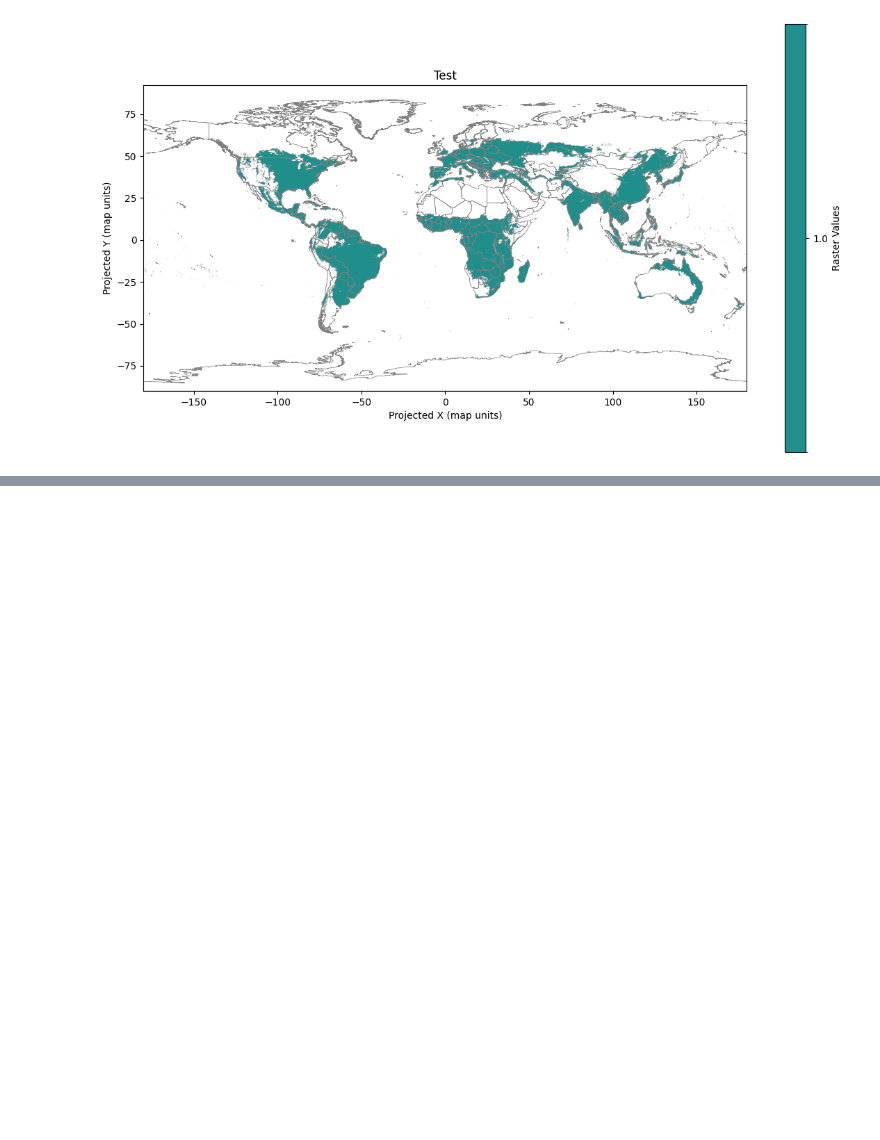
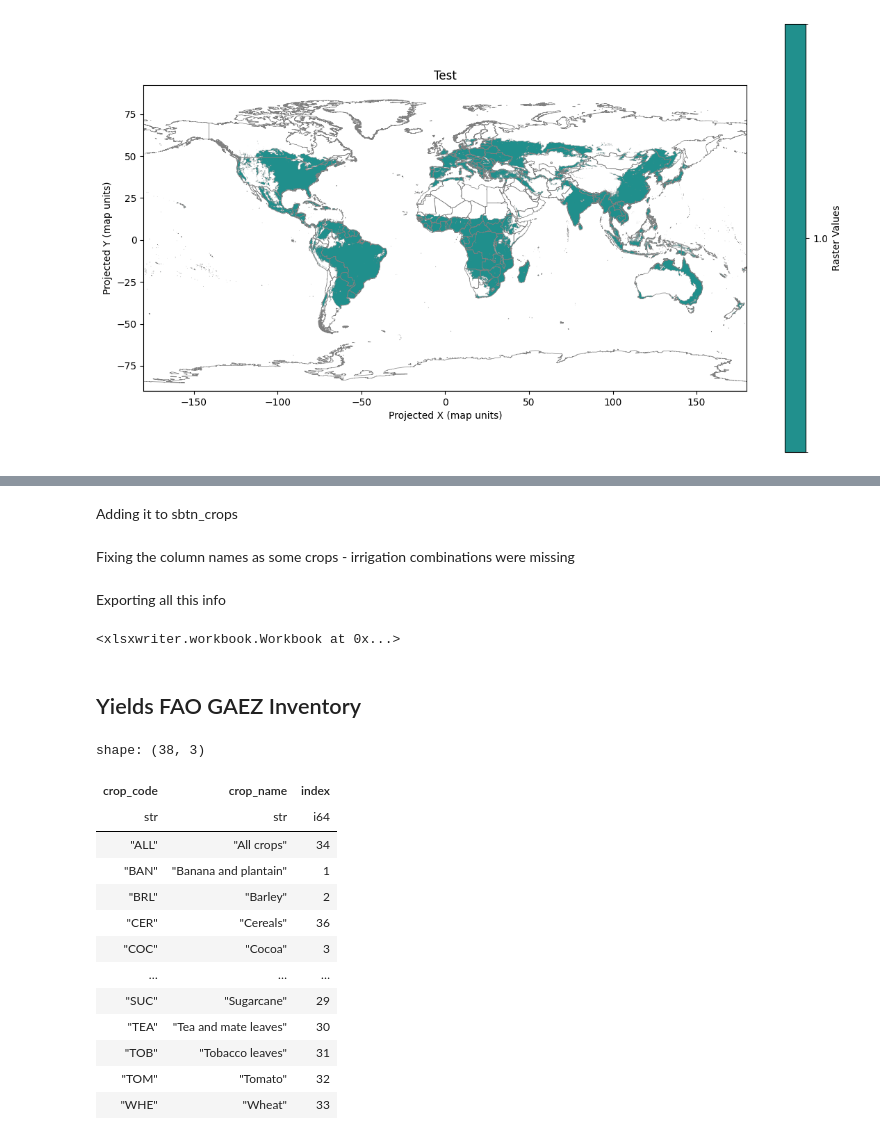
Before and after one commit to cloyolaangosto/SBTN_Test, a Jupyter notebook: documentation/SOC_Support/FAO_GAEZ_lu_yields.ipynb, the cells around one changed output, grey strips where cells are left out. Cells and saved outputs as stored; diff of their text form; code cells hidden in the pictures; blank space fills up the shorter version.

```diff
--- a/documentation/SOC_Support/FAO_GAEZ_lu_yields.ipynb
+++ b/documentation/SOC_Support/FAO_GAEZ_lu_yields.ipynb
@@ -317,0 +342,2 @@ Raster has 1 unique values. Min: 1.00. Max: 1.00
+# %% [markdown]
+Adding it to sbtn_crops
@@ -317,0 +350,2 @@ Raster has 1 unique values. Min: 1.00. Max: 1.00
+# %% [markdown]
+Fixing the column names as some crops - irrigation combinations were missing
@@ -317,0 +354,8 @@ Raster has 1 unique values. Min: 1.00. Max: 1.00
+# %% [markdown]
+Exporting all this info
+# %%
+sbtn_crops.write_excel(data_path("crops","FAO_GAEZ", "crops_file_index.xlsx"), include_header=True)
+# %% [output]
+<xlsxwriter.workbook.Workbook at 0x...>
+# %% [markdown]
+## Yields FAO GAEZ Inventory
@@ -317,0 +376,17 @@ Raster has 1 unique values. Min: 1.00. Max: 1.00
+# %%
+ylds_crops_index
+# %% [output]
+shape: (38, 3)
+| crop_code | crop_name | index |
+| str | str | i64 |
+| "ALL" | "All crops" | 34 |
+| "BAN" | "Banana and plantain" | 1 |
+| "BRL" | "Barley" | 2 |
+| "CER" | "Cereals" | 36 |
+| "COC" | "Cocoa" | 3 |
+| … | … | … |
+| "SUC" | "Sugarcane" | 29 |
+| "TEA" | "Tea and mate leaves" | 30 |
+| "TOB" | "Tobacco leaves" | 31 |
+| "TOM" | "Tomato" | 32 |
+| "WHE" | "Wheat" | 33 |
```
Also changed, not shown: parts of 31 cells of this notebook, 10 other files.
